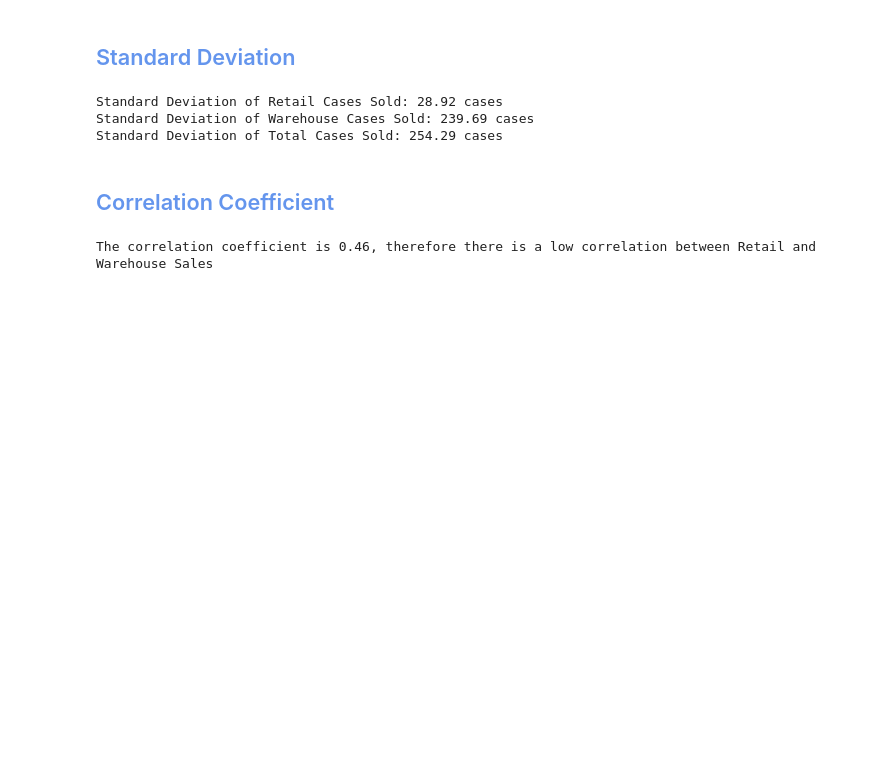
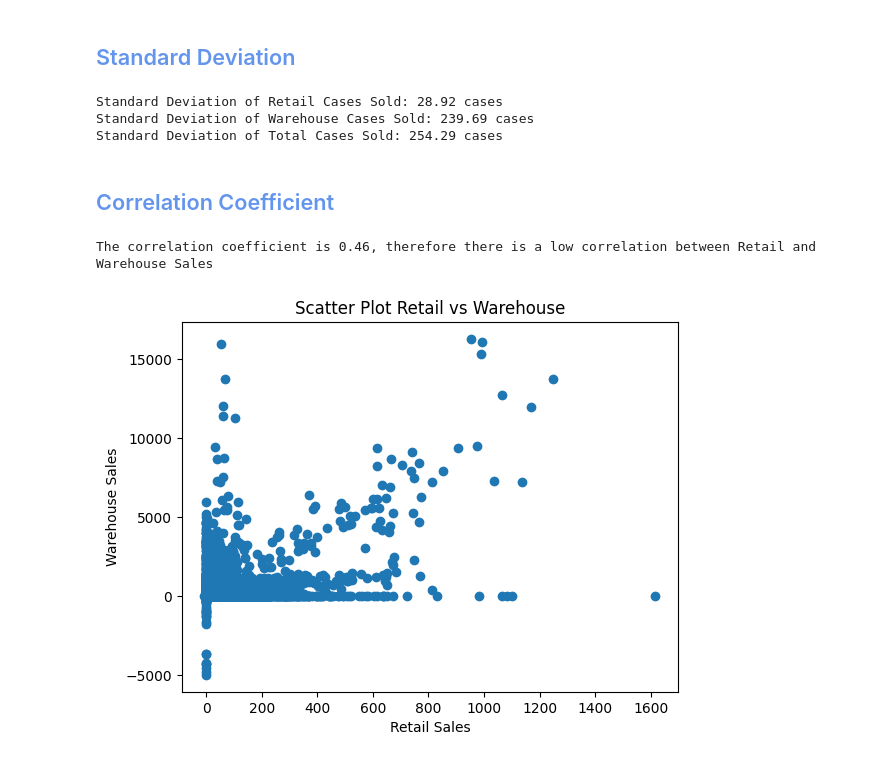
Before and after one commit to 110325-Data-Foundations/Group1NumPy, a Jupyter notebook: DataAnalysis.ipynb, the cells around one changed output. Saved outputs shown, nothing was run; the diff lists cells and outputs as text; code cells hidden in the pictures; blank space fills up the shorter version.

Commit message:
Added a little graph

```diff
--- a/DataAnalysis.ipynb
+++ b/DataAnalysis.ipynb
@@ -135,5 +128,12 @@ Standard Deviation of Total Cases Sold: 254.29 cases
 # %%
 coefficient = np.corrcoef(retail_sales_array, warehouse_sales_array)
 print(f'The correlation coefficient is {coefficient[0,1]:.2f}, therefore there is a low correlation between Retail and Warehouse Sales')
+
+plt.scatter(retail_sales_array, warehouse_sales_array)
+plt.title(f'Scatter Plot Retail vs Warehouse')
+plt.xlabel('Retail Sales')
+plt.ylabel('Warehouse Sales')
+plt.show()
 # %% [output]
 The correlation coefficient is 0.46, therefore there is a low correlation between Retail and Warehouse Sales
+[figure, added]
```
Also changed, not shown: parts of 1 cell of this notebook.
